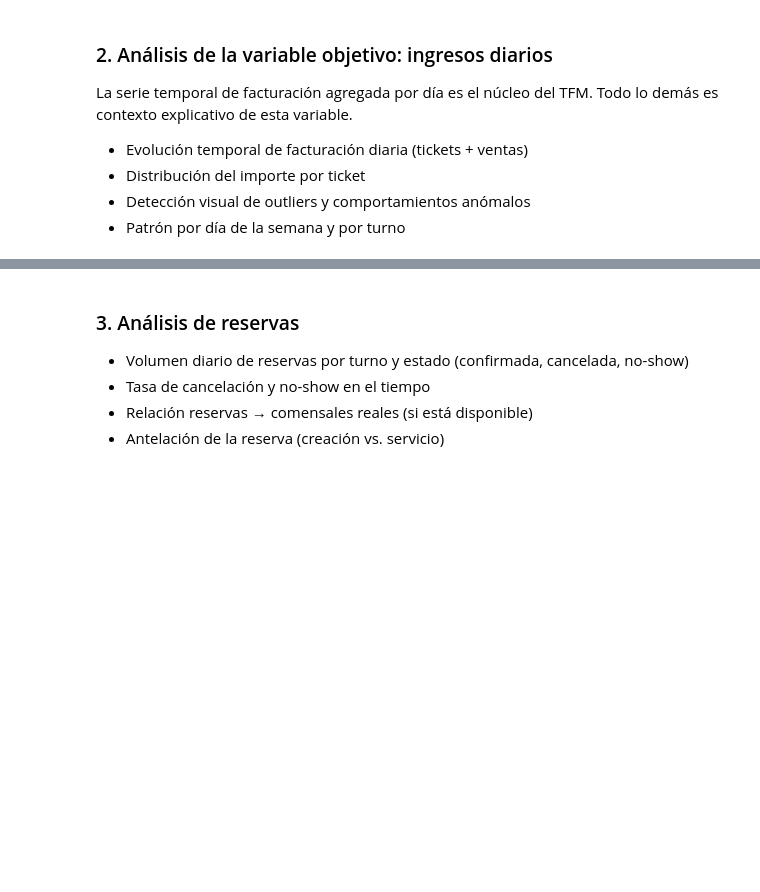
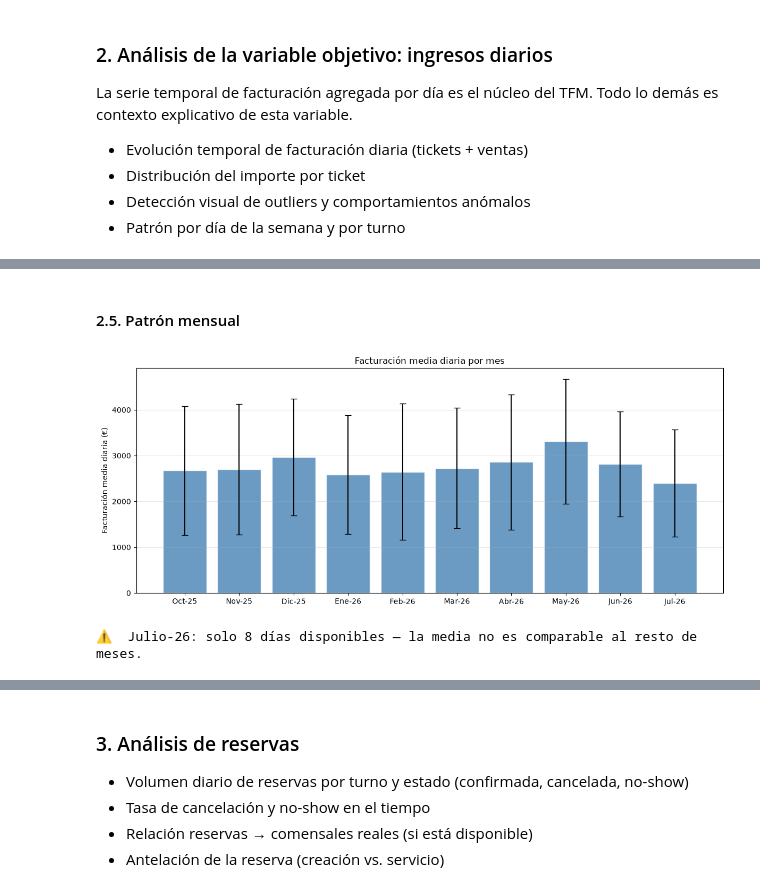
Before and after one commit to Joaquindam/TFM-Hosteleria-AI, a Jupyter notebook: notebooks/03_EDA.ipynb, the cells around one changed output, grey strips where cells are left out. Drawn from its saved outputs; the diff is of its cells as text; code cells hidden in the pictures; blank space fills up the shorter version.

```diff
--- a/notebooks/03_EDA.ipynb
+++ b/notebooks/03_EDA.ipynb
@@ -31,0 +369,39 @@ La serie temporal de facturación agregada por día es el núcleo del TFM. Todo
+# %% [markdown]
+#### 2.5. Patrón mensual
+# %%
+# Orden cronológico explícito: el mes numérico solo no sirve porque
+# el período cruza dos años (oct-25 → jul-26)
+orden_meses = {10:0, 11:1, 12:2, 1:3, 2:4, 3:5, 4:6, 5:7, 6:8, 7:9}
+
+media_por_mes = (
+    ingresos_diarios
+    .groupby('mes')['facturacion']
+    .agg(['mean','median','std','count'])
+    .reset_index()
+)
+
+nombres_meses = {10:'Oct-25', 11:'Nov-25', 12:'Dic-25',
+                  1:'Ene-26',  2:'Feb-26',  3:'Mar-26',
+                  4:'Abr-26',  5:'May-26',  6:'Jun-26',  7:'Jul-26'}
+
+media_por_mes['mes_label'] = media_por_mes['mes'].map(nombres_meses)
+media_por_mes['orden']     = media_por_mes['mes'].map(orden_meses)
+media_por_mes = media_por_mes.sort_values('orden')
+
+fig, ax = plt.subplots(figsize=(12, 5))
+ax.bar(media_por_mes['mes_label'], media_por_mes['mean'],
+       yerr=media_por_mes['std'], capsize=4,
+       color='steelblue', alpha=0.8, edgecolor='white')
+ax.set_title('Facturación media diaria por mes')
+ax.set_ylabel('Facturación media diaria (€)')
+ax.grid(axis='y', alpha=0.3)
+
+plt.tight_layout()
+plt.savefig(FIGURES_DIR / 'patron_mensual.png', dpi=150, bbox_inches='tight')
+plt.show()
+
+dias_julio = media_por_mes.loc[media_por_mes['mes'] == 7, 'count'].values[0]
+print(f"⚠️  Julio-26: solo {dias_julio} días disponibles — la media no es comparable al resto de meses.")
+# %% [output]
+[figure, added]
+⚠️  Julio-26: solo 8 días disponibles — la media no es comparable al resto de meses.
```
Also changed, not shown: parts of 20 cells of this notebook, 7 other files.
